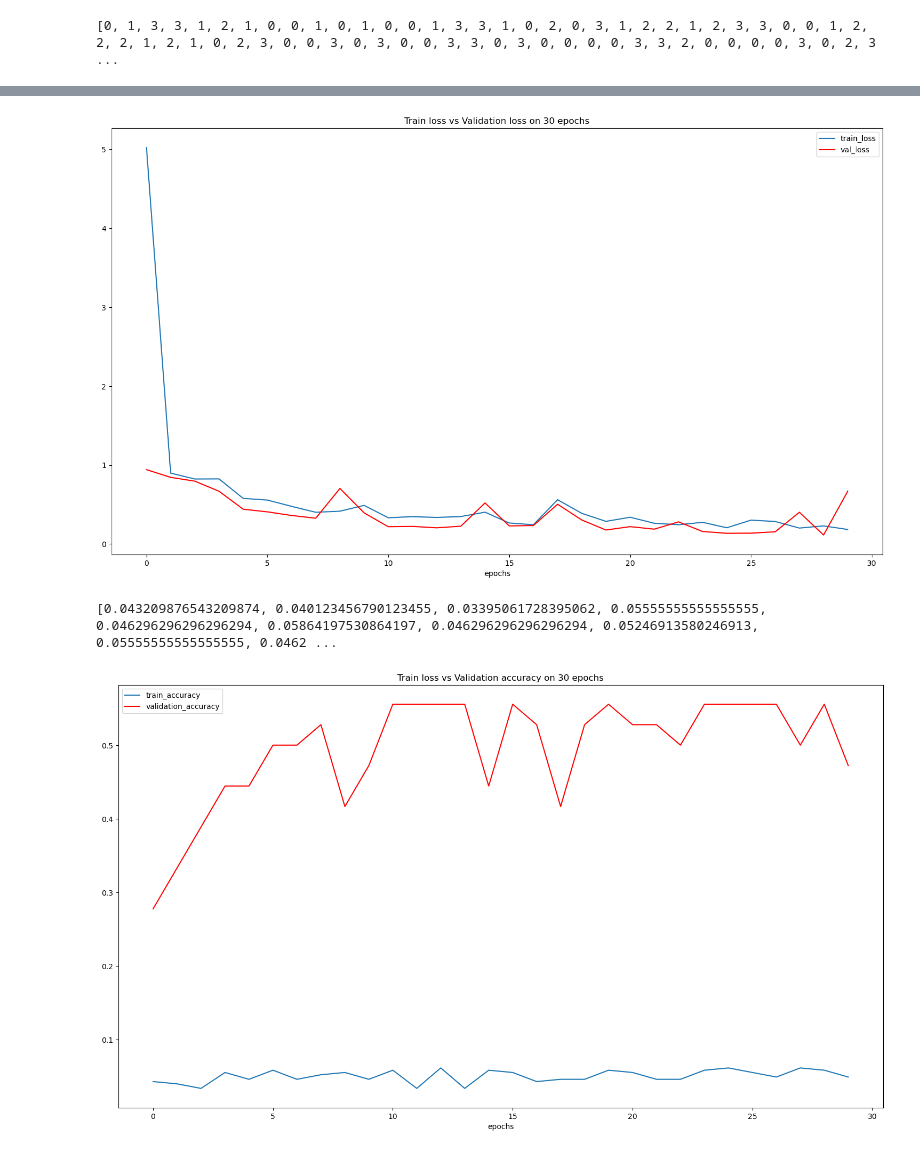
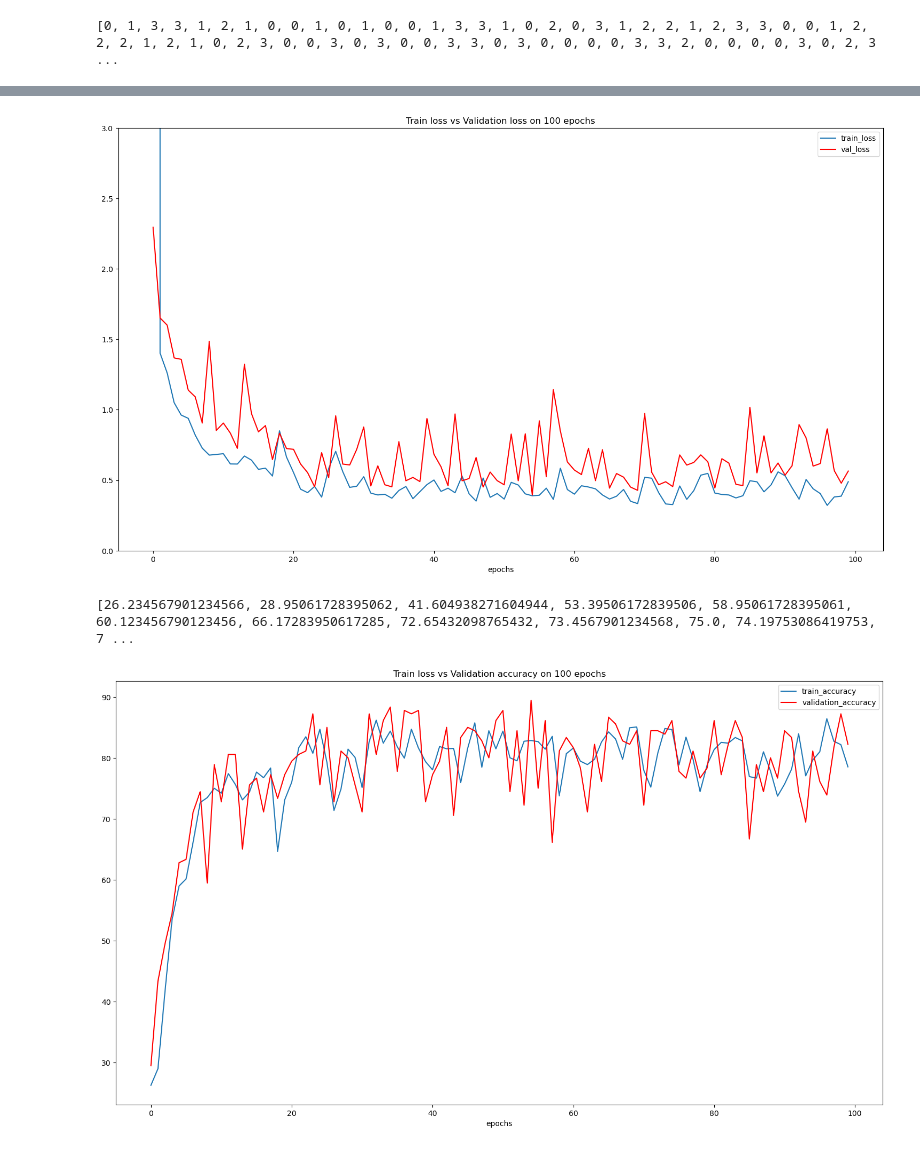
Before and after one commit to Matovic/mobile-price-classification, a Jupyter notebook: src/MLP_PyTorch_final.ipynb, the cells around one changed output, grey strips where cells are left out. Cells and saved outputs as stored; diff of their text form; code cells hidden in the pictures.

Commit message:
update wandb & architecture

```diff
--- a/src/MLP_PyTorch_final.ipynb
+++ b/src/MLP_PyTorch_final.ipynb
@@ -32,11 +32,11 @@ True cuda:0
 wandb.login()
 
 api = wandb.Api()
-sweep = api.sweep("xmatovice/uncategorized/sweeps/1kmqujzs")
+sweep = api.sweep("xmatovice/uncategorized/1stel95e") #2hfg3dq6") #1kmqujzs")
 
 best_config = sweep.best_run().config
 pprint(best_config)
 
-wandb.init(config=best_config, project='NSIETE_zad1', name='best_mlp_torch')
+wandb.init(config=best_config, project='uncategorized', name='NSIETE_zad1_final')
 config = wandb.config
 # %% [output]
@@ -231,7 +236,7 @@ class MLP(nn.Module):
         self.relu = nn.ReLU()
         # prv začat bez dropout, ptm pridat, pozrieť sa na parametre
         # dropout pomaha proti preuceniu
-        self.droput = nn.Dropout(p=0.2)
+        self.droput = nn.Dropout(p=0.05)
 
     def forward(self, X:torch.Tensor) -> torch.Tensor:
         """
@@ -242,27 +247,27 @@ class MLP(nn.Module):
         # input to first hidden layer
         output = self.dense1(X)
         output = self.relu(output)
-        #output = self.droput(output)
+        output = self.droput(output)
 
         # second hidden layer
         output = self.dense2(output)
         output = self.relu(output)
-        #output = self.droput(output)
+        output = self.droput(output)
 
         # third hidden layer
         output = self.dense3(output)
         output = self.relu(output)
-        #output = self.droput(output)
+        output = self.droput(output)
 
         # second hidden layer
         output = self.dense4(output)
         output = self.relu(output)
-        #output = self.droput(output)
+        output = self.droput(output)
 
         # second hidden layer
         output = self.dense5(output)
         output = self.relu(output)
-        #output = self.droput(output)
+        output = self.droput(output)
 
         # final layer and output
         output = self.dense6(output)
@@ -278,14 +283,14 @@ class MLP(nn.Module):
 # %%
 learning_rate = best_config['learning_rate']    #  # 0.001
 input_size = 20                         # number of features
-hidden_size = best_config['hidden_size']        #  #64         # number of features in hidden state
+hidden_size = best_config['dense1']        #  #64         # number of features in hidden state
 num_classes = 4                 # number of output classes
 
-beta1 = best_config['Adam_beta1']
-beta2 = best_config['Adam_beta2']
+#beta1 = best_config['Adam_beta1']
+#beta2 = best_config['Adam_beta2']
 
-n_epochs = best_config['epochs']
-batch_size = best_config['batch_size']
+n_epochs = 100 #best_config['epochs']
+batch_size = 512 #best_config['batch_size']
 
 mlp = MLP(
     n_inputs=input_size,
@@ -300,8 +305,8 @@ optimizer = optim.Adam(mlp.parameters(), lr=learning_rate) # SGD(mlp.parameters(
 # Calculate accuracy (a classification metric)
 def accuracy_fn(y_true, y_pred):
     correct = torch.eq(y_true, y_pred).sum().item() # torch.eq() calculates where two tensors are equal
-    acc = (correct / len(y_pred)) * 100
-    return acc
+    # acc = (correct / len(y_pred)) * 100
+    return correct #acc
 
 
 def train_mlp(n_epochs, mlp, optimizer, loss_fn,
@@ -345,12 +350,12 @@ def train_mlp(n_epochs, mlp, optimizer, loss_fn,
             epoch_train_loss += loss.item()
             # epoch_train_true += (y_batch == y_hat).sum().item()
             #epoch_train_true = accuracy_score(y_batch.cpu().detach().numpy(), y_hat.cpu().detach().numpy())
-            epoch_train_true = accuracy_fn(y_batch, y_pred)
+            epoch_train_true += accuracy_fn(y_batch, y_pred)
             epoch_train_total += len(y_batch)
 
         # update train accuracy & loss statistics
-        epoch_train_accuracy = epoch_train_true/epoch_train_total
-        epoch_train_loss /= (len(train_dl.dataset)/batch_size)
+        epoch_train_accuracy = (epoch_train_true/epoch_train_total) * 100
+        epoch_train_loss /= (len(train_dl.dataset)/train_dl.batch_size) #batch_size)
 
         # disable gradient calculation
         with torch.no_grad():
@@ -368,12 +373,12 @@ def train_mlp(n_epochs, mlp, optimizer, loss_fn,
                 epoch_validation_loss += loss.item()
                 # epoch_validation_true += (y_batch == y_hat).sum().item()
                 # epoch_validation_true = accuracy_score(y_batch.cpu(), y_hat.cpu())
-                epoch_validation_true = accuracy_fn(y_batch, test_pred)
+                epoch_validation_true += accuracy_fn(y_batch, test_pred)
                 epoch_validation_total += len(y_batch)
 
         # update validation accuracy & loss statistics
-        epoch_validation_accuracy = epoch_validation_true/epoch_validation_total
-        epoch_validation_loss /= (len(val_dl.dataset)/batch_size)
+        epoch_validation_accuracy = (epoch_validation_true/epoch_validation_total) * 100
+        epoch_validation_loss /= (len(val_dl.dataset)/val_dl.batch_size) #batch_size)
 
         # update global epochs statistics
         loss_train.append(epoch_train_loss)
@@ -591,34 +616,35 @@ plt.show()
 # %%
 
 def plot_loss(train_loss, val_loss):
     '''
     Visualize training loss vs. validation loss.
     Parameters
     ----------
     train_loss: training loss
     val_loss: validation loss
     Returns: None
     -------
     '''
     f = plt.figure(figsize=(10,6)) #plotting
     f.set_size_inches(18.5, 10.5)
     f.set_dpi(100)
 
     loss_csv = pd.DataFrame({"epochs": range(len(train_loss)), "train_loss": train_loss,
                              "val_loss": val_loss})
     # loss_csv.to_csv("../outputs/loss.csv")
     # gca stands for 'get current axis'
     ax = plt.gca()
     loss_csv.plot(kind='line',x='epochs',y='train_loss',ax=ax )
     loss_csv.plot(kind='line',x='epochs',y='val_loss', color='red', ax=ax)
     plt.title(f'Train loss vs Validation loss on {len(train_loss)} epochs')
+    plt.ylim([0, 3])
     plt.show()
     # plt.savefig("../outputs/train_vs_val_loss.png")
 
 # Examine results
 plot_loss(loss_train, loss_validation)
 # %% [output]
-[figure, old version]
+[figure, new version]
 # %%
 def plot_accuracy(train_accuracy, validation_accuracy):
     """
@@ -644,5 +670,5 @@ def plot_accuracy(train_accuracy, validation_accuracy):
 print(accuracy_train, accuracy_validation)
 plot_accuracy(accuracy_train, accuracy_validation)
 # %% [output]
-[0.043209876543209874, 0.040123456790123455, 0.03395061728395062, 0.05555555555555555, 0.046296296296296294, 0.05864197530864197, 0.046296296296296294, 0.05246913580246913, 0.05555555555555555, 0.0462 ...
+[26.234567901234566, 28.95061728395062, 41.604938271604944, 53.39506172839506, 58.95061728395061, 60.123456790123456, 66.17283950617285, 72.65432098765432, 73.4567901234568, 75.0, 74.19753086419753, 7 ...
-[figure, old version]
+[figure, new version]
```
Also changed, not shown: parts of 12 cells of this notebook, 1 other file.
